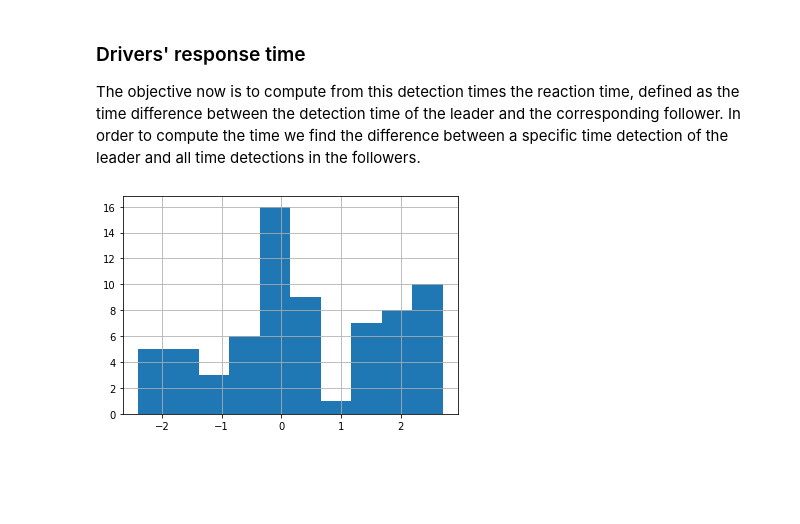
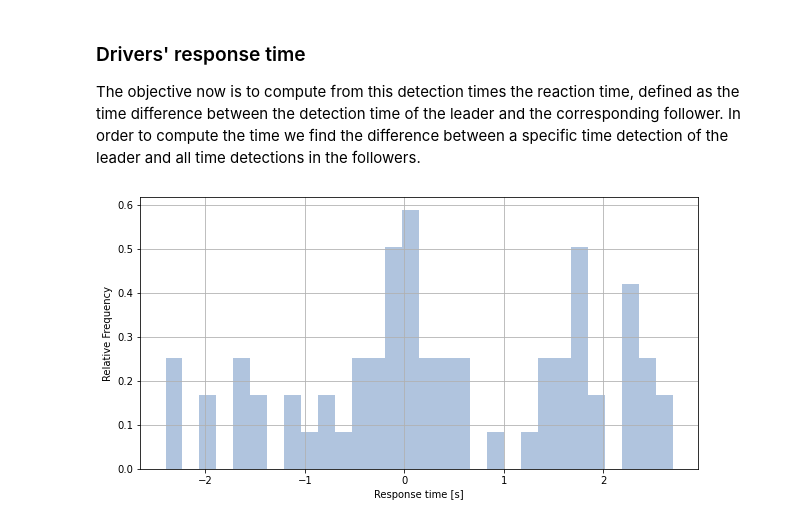
Before and after one commit to licit-lab/vrt_analysis, a Jupyter notebook: TF-AnalysisResponseTime.ipynb, the cells around one changed output. Cells and saved outputs as stored; diff of their text form; code cells hidden in the pictures; blank space fills up the shorter version.

Commit message:
Response time

```diff
--- a/TF-AnalysisResponseTime.ipynb
+++ b/TF-AnalysisResponseTime.ipynb
@@ -467,7 +467,10 @@ responsetimes = []
 for i in range(3):
     responsetimes.append(response_time(detections_followers[i][0], detections_followers[i+1][0]))
 dresponsetimes = pd.concat(responsetimes)
-# %%
-dresponsetimes.responsetime.hist();
-# %% [output]
-[figure, removed]
+# %%
+f, ax = plt.subplots(figsize = (10,5))
+dresponsetimes.responsetime.hist(bins=30, density=True, color='lightsteelblue', ax = ax);
+ax.set_xlabel('Response time [s]');
+ax.set_ylabel('Relative Frequency');
+# %% [output]
+[figure, added]
```
